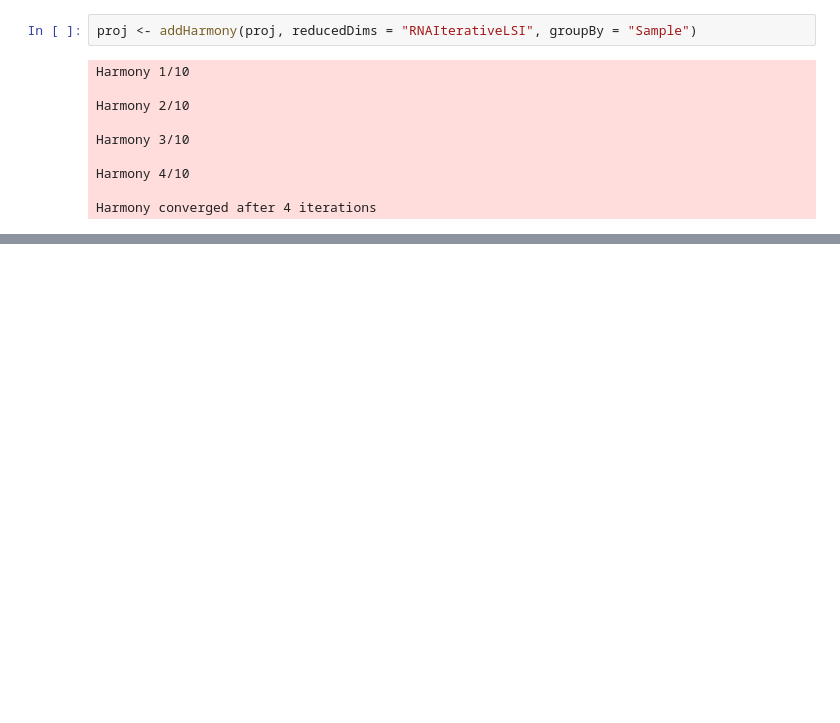
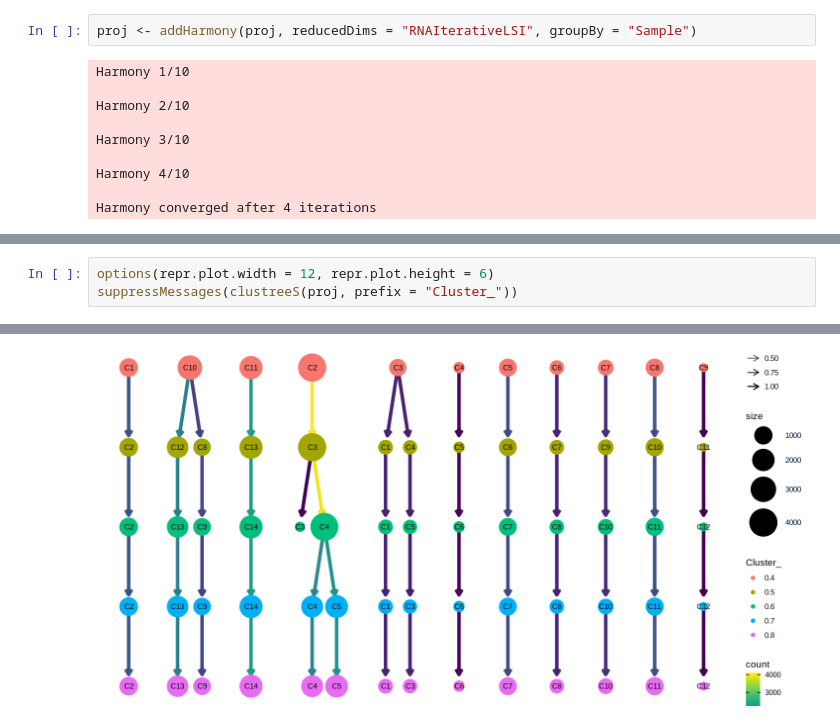
Before and after one commit to CostaLab/ArchRNA, a Jupyter notebook: vignettes/ifnb_integration.ipynb, the cells around one changed output, grey strips where cells are left out. Cells and saved outputs as stored; diff of their text form; blank space fills up the shorter version.

```diff
--- a/vignettes/ifnb_integration.ipynb
+++ b/vignettes/ifnb_integration.ipynb
@@ -143,0 +100,4 @@ Elapsed time: 1 seconds
+# %%
+options(repr.plot.width = 12, repr.plot.height = 6)
+suppressMessages(clustreeS(proj, prefix = "Cluster_"))
+# %% [output]
@@ -144 +109,2 @@ Elapsed time: 1 seconds
+[figure, added]
 # %%
```
Also changed, not shown: parts of 17 cells of this notebook, 5 other files.
